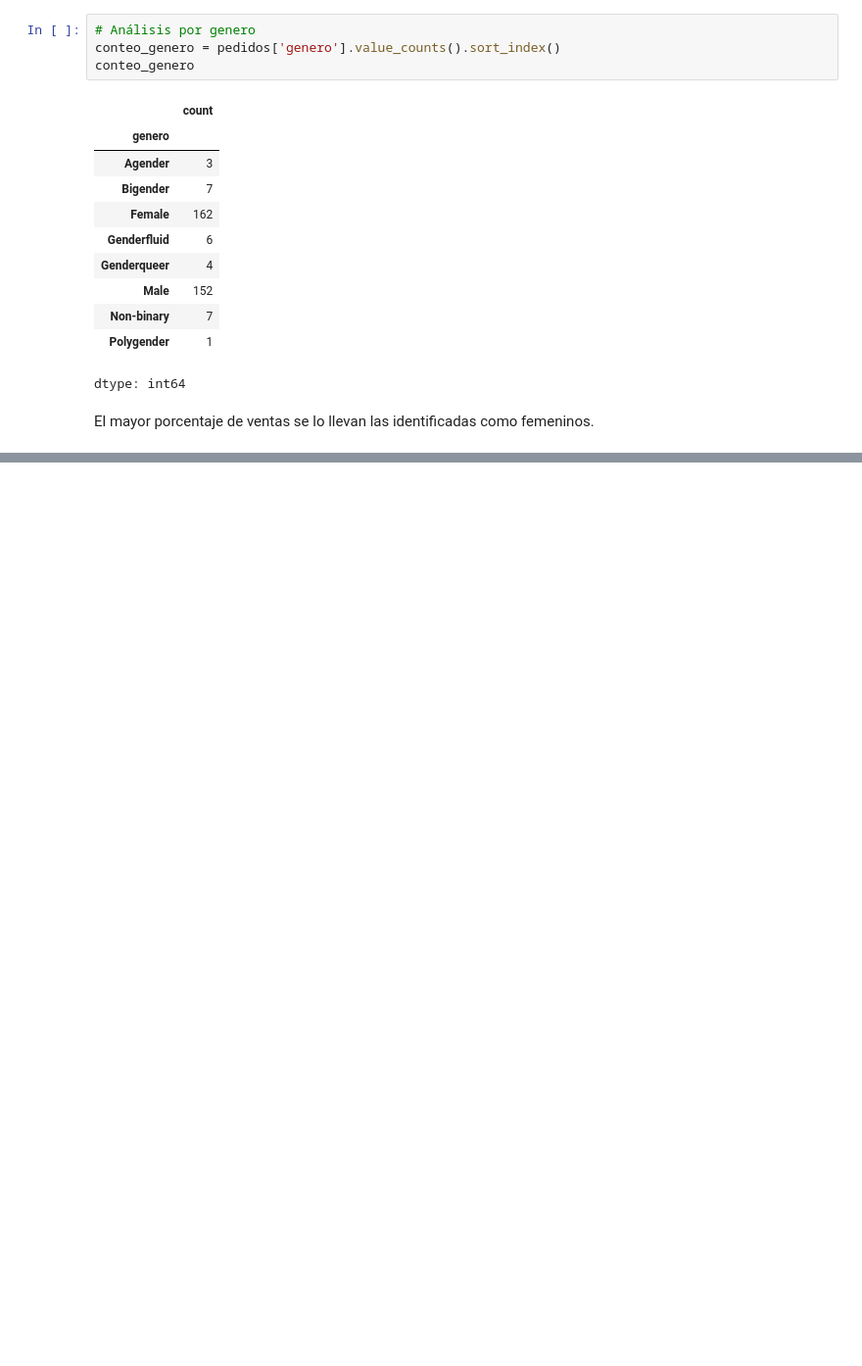
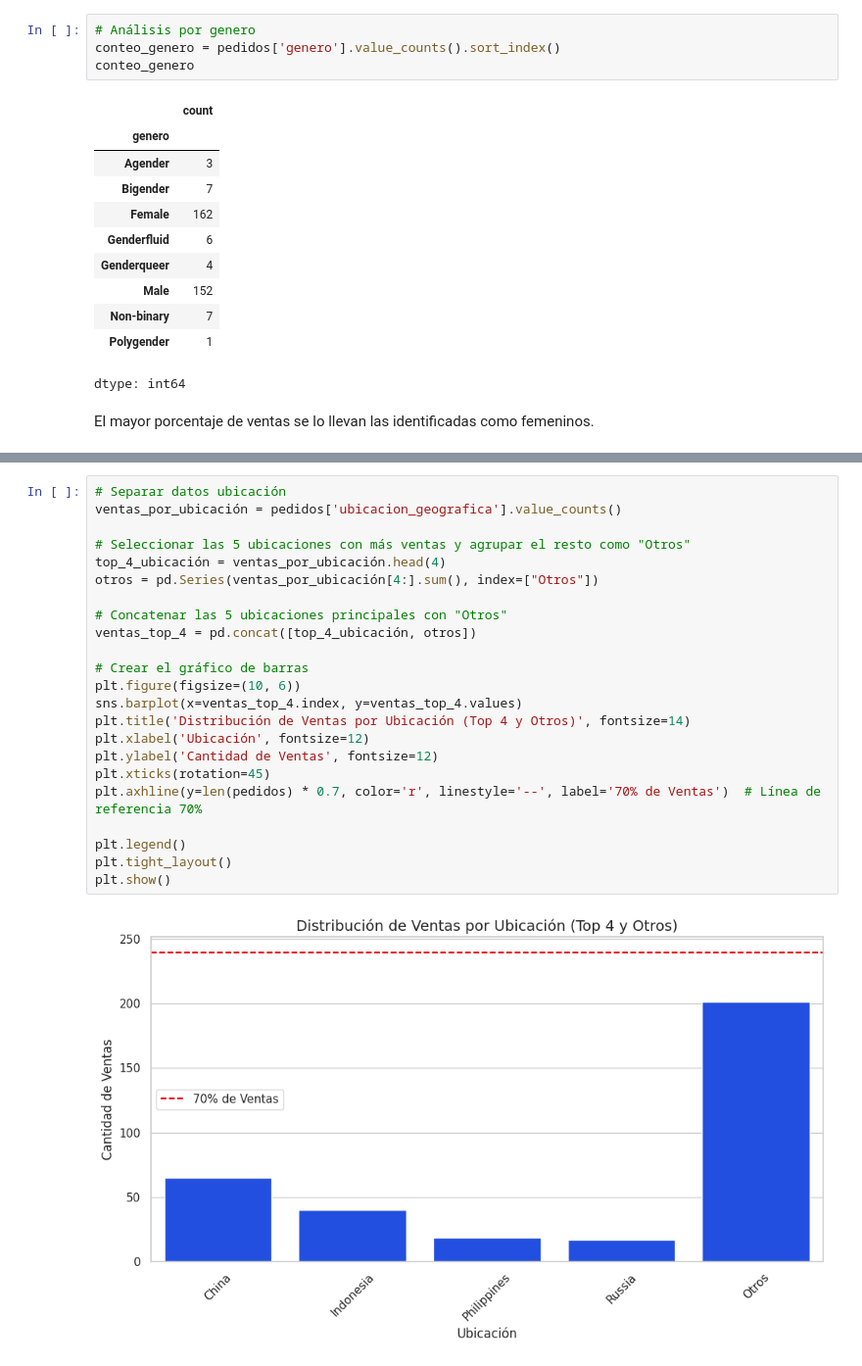
Before and after one commit to Patri2508/Archivos-DA, a Jupyter notebook: Proyecto_CienciadeDatos.ipynb, the cells around one changed output, grey strips where cells are left out. Shown at 98% size. Saved outputs shown, nothing was run; the diff lists cells and outputs as text; blank space fills up the shorter version.

```diff
--- a/Proyecto_CienciadeDatos.ipynb
+++ b/Proyecto_CienciadeDatos.ipynb
@@ -421,0 +452,25 @@ El mayor porcentaje de ventas se lo llevan las identificadas como femeninos.
+# %%
+# Separar datos ubicación
+ventas_por_ubicación = pedidos['ubicacion_geografica'].value_counts()
+
+# Seleccionar las 5 ubicaciones con más ventas y agrupar el resto como "Otros"
+top_4_ubicación = ventas_por_ubicación.head(4)
+otros = pd.Series(ventas_por_ubicación[4:].sum(), index=["Otros"])
+
+# Concatenar las 5 ubicaciones principales con "Otros"
+ventas_top_4 = pd.concat([top_4_ubicación, otros])
+
+# Crear el gráfico de barras
+plt.figure(figsize=(10, 6))
+sns.barplot(x=ventas_top_4.index, y=ventas_top_4.values)
+plt.title('Distribución de Ventas por Ubicación (Top 4 y Otros)', fontsize=14)
+plt.xlabel('Ubicación', fontsize=12)
+plt.ylabel('Cantidad de Ventas', fontsize=12)
+plt.xticks(rotation=45)
+plt.axhline(y=len(pedidos) * 0.7, color='r', linestyle='--', label='70% de Ventas')  # Línea de referencia 70%
+
+plt.legend()
+plt.tight_layout()
+plt.show()
+# %% [output]
+[figure, added]
```
Also changed, not shown: parts of 11 cells of this notebook.
